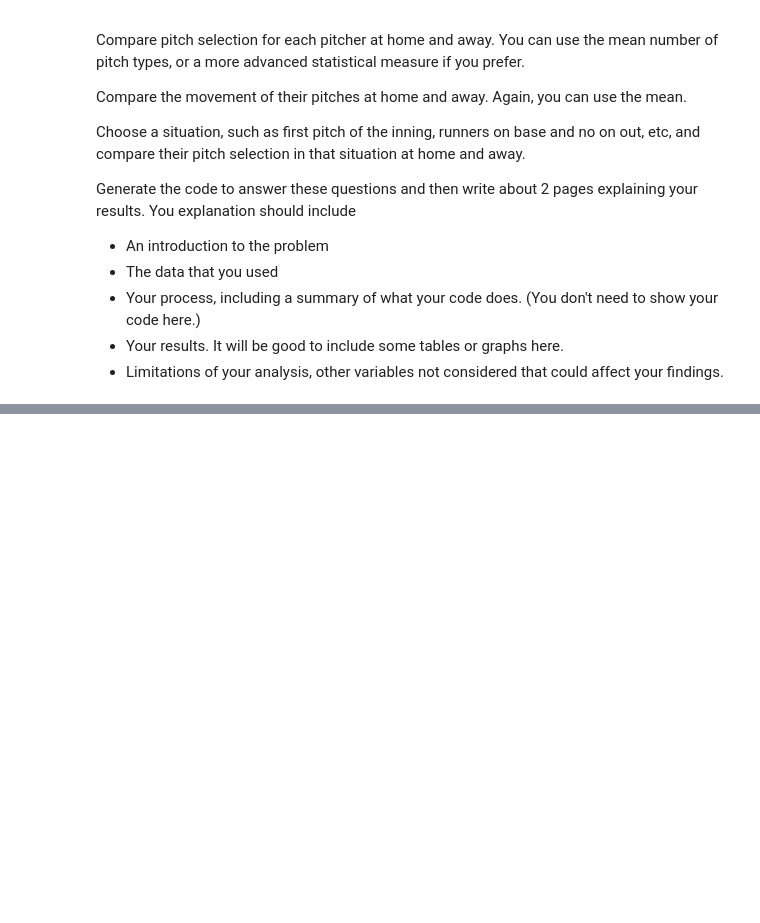
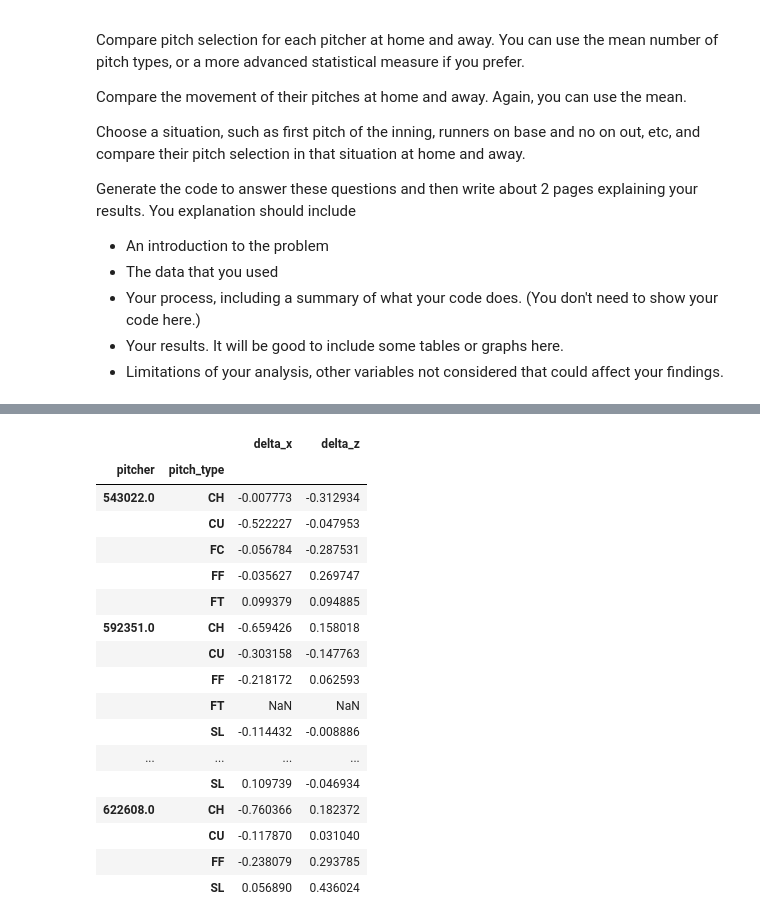
Before and after one commit to michaelmdresser/csci4831-sabermetrics, a Jupyter notebook: Assignment2-Pitching.ipynb, the cells around one changed output, grey strips where cells are left out. Saved outputs shown, nothing was run; the diff lists cells and outputs as text; code cells hidden in the pictures; blank space fills up the shorter version.

```diff
--- a/Assignment2-Pitching.ipynb
+++ b/Assignment2-Pitching.ipynb
@@ -181,3 +198,13 @@ Generate the code to answer these questions and then write about 2 pages explain
 * Your process, including a summary of what your code does. (You don't need to show your code here.)
 * Your results. It will be good to include some tables or graphs here.
 * Limitations of your analysis, other variables not considered that could affect your findings.
+# %%
+df_rockies_home_pitching = df_rockies_home.loc[df2017["inning_topbot"] == "Top"].copy()
+df_rockies_away_pitching = df_rockies_away.loc[df2017["inning_topbot"] == "Bot"].copy()
+df_rockies_pitching = pd.concat([df_rockies_home_pitching, df_rockies_away_pitching])
+# %%
+top_starters = list(df_rockies_pitching.loc[df_rockies_pitching["inning"] == 1].groupby("pitcher").size().nlargest(n=5).index)
+
+home_games = df_rockies_home_pitching.loc[df_rockies_home_pitching["pitcher"].isin(top_starters)]
+away_games = df_rockies_away_pitching.loc[df_rockies_away_pitching["pitcher"].isin(top_starters)]
+away_games = away_games.loc[away_games["home_team"].isin(nl_west)]
@@ -183,0 +232,35 @@ Generate the code to answer these questions and then write about 2 pages explain
+# %%
+def set_pitch_movement(df):
+    df = df.copy()
+    df["delta_x"] = (df["release_pos_x"] - df["plate_x"]).abs()
+    df["delta_z"] = (df["release_pos_z"] - df["plate_z"]).abs()
+    df["delta_x"] = (df["release_pos_x"] - df["plate_x"]).abs()
+    df["delta_z"] = (df["release_pos_z"] - df["plate_z"]).abs()
+    return df
+
+home_games = set_pitch_movement(home_games)
+away_games = set_pitch_movement(away_games)
+
+home_movement = home_games.groupby(["pitcher", "pitch_type"]).agg({"delta_x": "mean", "delta_z": "mean"})
+away_movement = away_games.groupby(["pitcher", "pitch_type"]).agg({"delta_x": "mean", "delta_z": "mean"})
+# %%
+away_movement - home_movement
+# %% [output]
+|  |  | delta_x | delta_z |
+| pitcher | pitch_type |  |  |
+| 543022.0 | CH | -0.007773 | -0.312934 |
+|  | CU | -0.522227 | -0.047953 |
+|  | FC | -0.056784 | -0.287531 |
+|  | FF | -0.035627 | 0.269747 |
+|  | FT | 0.099379 | 0.094885 |
+| 592351.0 | CH | -0.659426 | 0.158018 |
+|  | CU | -0.303158 | -0.147763 |
+|  | FF | -0.218172 | 0.062593 |
+|  | FT | NaN | NaN |
+|  | SL | -0.114432 | -0.008886 |
+| ... | ... | ... | ... |
+|  | SL | 0.109739 | -0.046934 |
+| 622608.0 | CH | -0.760366 | 0.182372 |
+|  | CU | -0.117870 | 0.031040 |
+|  | FF | -0.238079 | 0.293785 |
+|  | SL | 0.056890 | 0.436024 |
```
Also changed, not shown: parts of 5 cells of this notebook.
